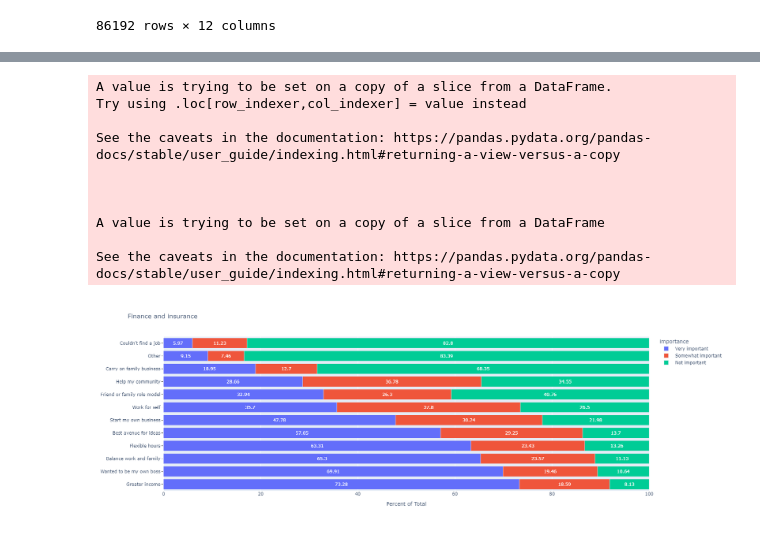
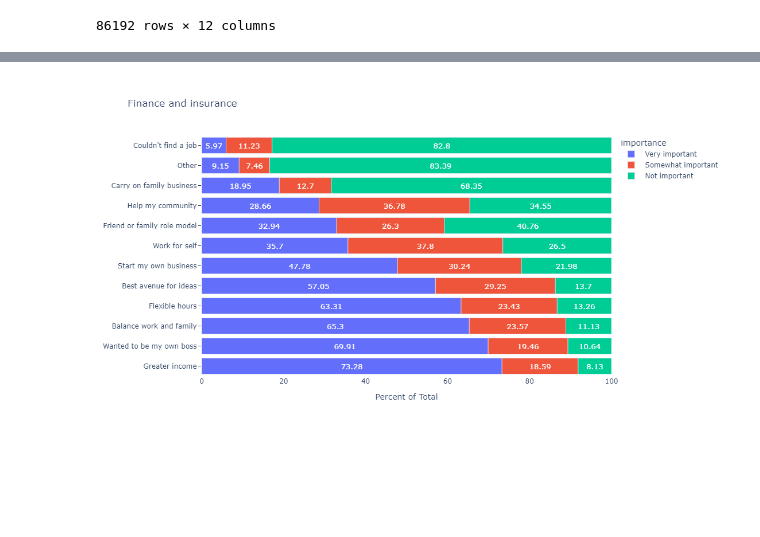
Before and after one commit to jedc4xer/abs_group_assessment, a Jupyter notebook: jeds_visualizations.ipynb, the cells around one changed output, grey strips where cells are left out. Drawn from its saved outputs; the diff is of its cells as text; code cells hidden in the pictures; blank space fills up the shorter version.

```diff
--- a/jeds_visualizations.ipynb
+++ b/jeds_visualizations.ipynb
@@ -198,44 +217,34 @@ reason_owned[['reason','importance']] = reason_owned.apply(
 )
 
 reason_owned = reason_owned[['industry','gender','reason','importance','ownpdemp']]
 
 grouped_reason = reason_owned.groupby(
     by = ['industry','reason','importance'])[['ownpdemp']].agg(
     responses = ('ownpdemp', 'sum')
 )
 
 grouped_reason['ratio'] = 100 * (grouped_reason['responses'] / grouped_reason.groupby(level = [0,1])['responses'].transform('sum'))
 grouped_reason['ratio'] = grouped_reason['ratio'].round(2)
 grouped_reason.reset_index(inplace = True)
 
 accom_subset = grouped_reason[(grouped_reason['industry'].str.contains('inanc'))]
 accom_subset.sort_values(by = ['importance','ratio'], ascending = False, inplace = True)
 
 picked_industry = accom_subset['industry'].unique().tolist()[0]
 
 fig = px.bar(accom_subset, x = 'ratio', y = 'reason', color = 'importance',
             width = 1000, height = 600, orientation = 'h', title = picked_industry,
-             hover_data = ['responses','ratio'], text = 'ratio'
+             hover_data = ['responses','ratio'], text = 'ratio',
             )
 fig.update_layout(yaxis_title = None)
 
 fig.update_traces(textposition = 'inside', insidetextanchor = 'middle', textfont = {'color': 'white'})
 fig.update_yaxes(ticks = 'outside')
-fig.update_layout(xaxis_title = "Percent of Total", uniformtext_minsize = 12,
-                 uniformtext_mode = 'hide')
+fig.update_layout(xaxis_title = "Percent of Total", uniformtext_minsize = 13,
+                 uniformtext_mode = 'hide', paper_bgcolor = 'white', plot_bgcolor = 'white')
 
 fig.update_xaxes(range = [0,100])
 
 fig.show()
 # %% [output]
-A value is trying to be set on a copy of a slice from a DataFrame.
-Try using .loc[row_indexer,col_indexer] = value instead
-
-See the caveats in the documentation: https://pandas.pydata.org/pandas-docs/stable/user_guide/indexing.html#returning-a-view-versus-a-copy
-
-
-
-A value is trying to be set on a copy of a slice from a DataFrame
-
-See the caveats in the documentation: https://pandas.pydata.org/pandas-docs/stable/user_guide/indexing.html#returning-a-view-versus-a-copy
-[figure, old version]
+[figure, new version]
```
Also changed, not shown: parts of 3 cells of this notebook, 2 other files.
